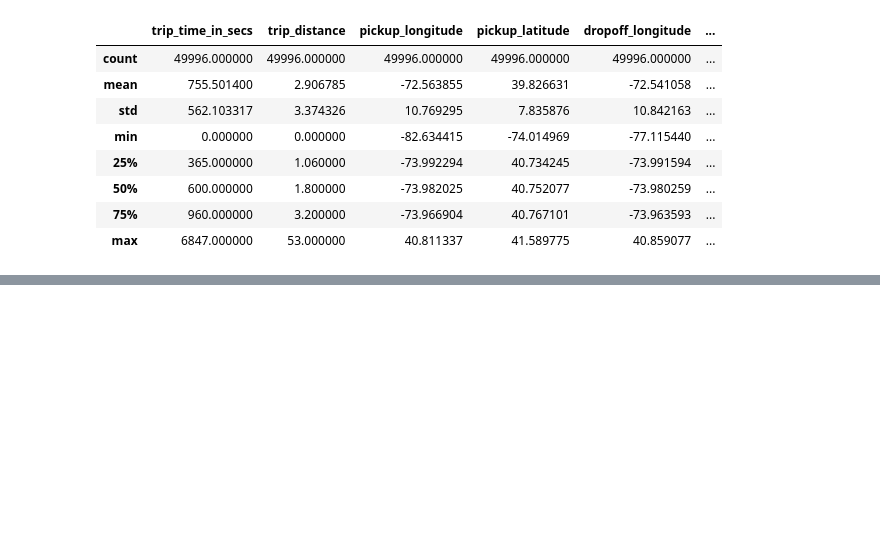
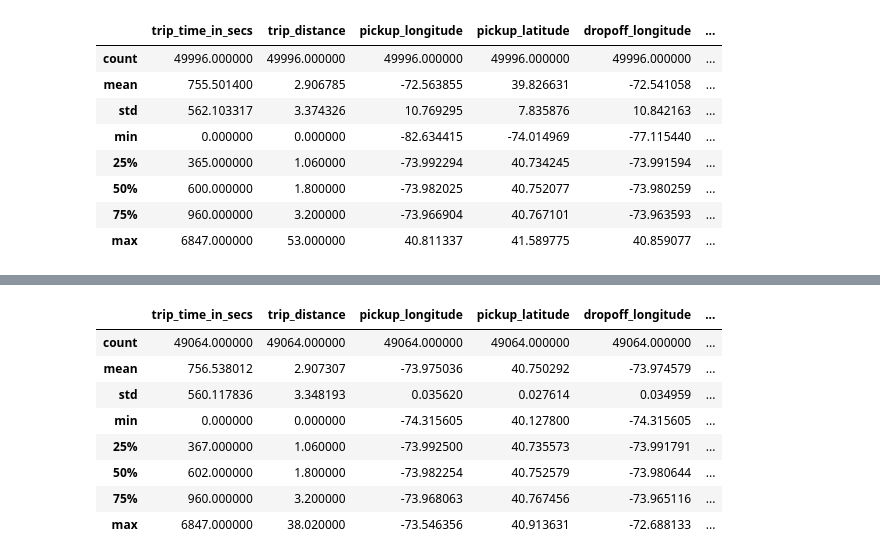
Before and after one commit to Ilyasuuu/ML_Projects, a Jupyter notebook: Predicting_taxi_fares/Predicting_taxi_fares.ipynb, the cells around one changed output, grey strips where cells are left out. Cells and saved outputs as stored; diff of their text form; code cells hidden in the pictures; blank space fills up the shorter version.

```diff
--- a/Predicting_taxi_fares/Predicting_taxi_fares.ipynb
+++ b/Predicting_taxi_fares/Predicting_taxi_fares.ipynb
@@ -121,0 +148,12 @@ merge_data.describe()
+# %%
+merge_data.describe()
+# %% [output]
+|  | trip_time_in_secs | trip_distance | pickup_longitude | pickup_latitude | dropoff_longitude | ... |
+| count | 49064.000000 | 49064.000000 | 49064.000000 | 49064.000000 | 49064.000000 | ... |
+| mean | 756.538012 | 2.907307 | -73.975036 | 40.750292 | -73.974579 | ... |
+| std | 560.117836 | 3.348193 | 0.035620 | 0.027614 | 0.034959 | ... |
+| min | 0.000000 | 0.000000 | -74.315605 | 40.127800 | -74.315605 | ... |
+| 25% | 367.000000 | 1.060000 | -73.992500 | 40.735573 | -73.991791 | ... |
+| 50% | 602.000000 | 1.800000 | -73.982254 | 40.752579 | -73.980644 | ... |
+| 75% | 960.000000 | 3.200000 | -73.968063 | 40.767456 | -73.965116 | ... |
+| max | 6847.000000 | 38.020000 | -73.546356 | 40.913631 | -72.688133 | ... |
```
Also changed, not shown: parts of 8 cells of this notebook.
